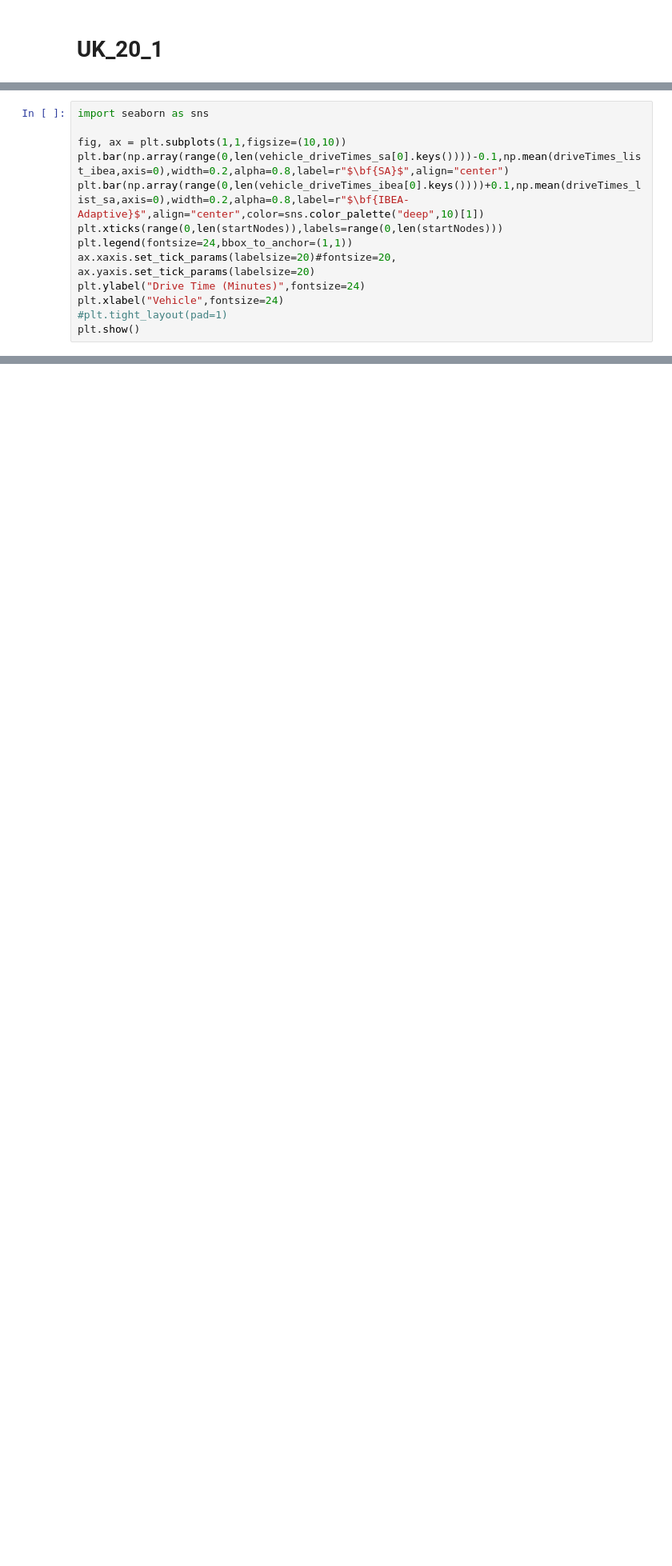
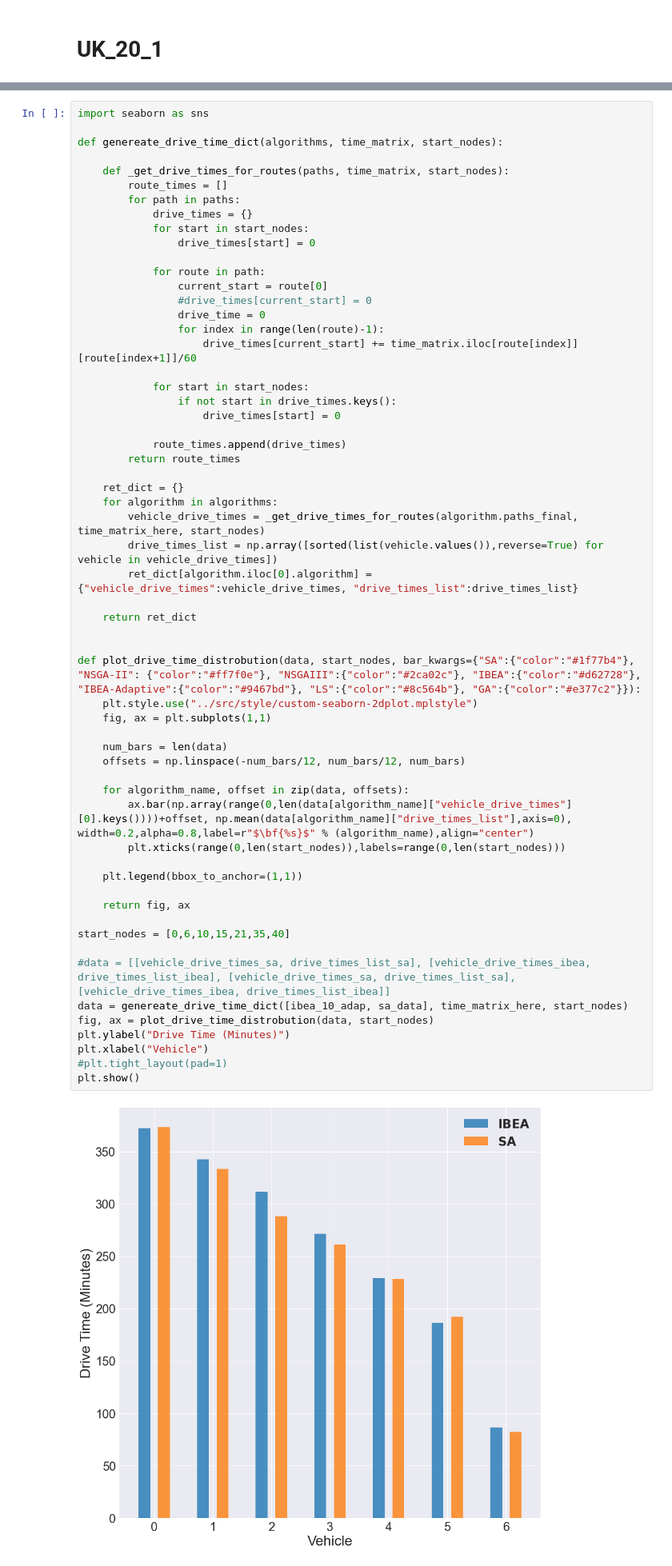
Before and after one commit to kallekj/Explorer, a Jupyter notebook: src/Statistical_Tests.ipynb, the cells around one changed output, grey strips where cells are left out. Shown at 80% size. Saved outputs shown, nothing was run; the diff lists cells and outputs as text; blank space fills up the shorter version.

```diff
--- a/src/Statistical_Tests.ipynb
+++ b/src/Statistical_Tests.ipynb
@@ -731,14 +621,0 @@ driveTimes_list_sa = np.array([sorted(list(vehicle.values()),reverse=True) for v
-# %%
-import seaborn as sns
-
-fig, ax = plt.subplots(1,1,figsize=(10,10))
-plt.bar(np.array(range(0,len(vehicle_driveTimes_sa[0].keys())))-0.1,np.mean(driveTimes_list_ibea,axis=0),width=0.2,alpha=0.8,label=r"$\bf{SA}$",align="center")
-plt.bar(np.array(range(0,len(vehicle_driveTimes_ibea[0].keys())))+0.1,np.mean(driveTimes_list_sa,axis=0),width=0.2,alpha=0.8,label=r"$\bf{IBEA-Adaptive}$",align="center",color=sns.color_palette("deep",10)[1])
-plt.xticks(range(0,len(startNodes)),labels=range(0,len(startNodes)))
-plt.legend(fontsize=24,bbox_to_anchor=(1,1))
-ax.xaxis.set_tick_params(labelsize=20)#fontsize=20,
-ax.yaxis.set_tick_params(labelsize=20)
-plt.ylabel("Drive Time (Minutes)",fontsize=24)
-plt.xlabel("Vehicle",fontsize=24)
-#plt.tight_layout(pad=1)
-plt.show()
@@ -747,3 +622,64 @@ plt.show()
+# %%
+import seaborn as sns
+
+def genereate_drive_time_dict(algorithms, time_matrix, start_nodes):
+
+    def _get_drive_times_for_routes(paths, time_matrix, start_nodes):
+        route_times = []
+        for path in paths:
+            drive_times = {}
+            for start in start_nodes:
+                drive_times[start] = 0
+
+            for route in path:
+                current_start = route[0]
+                #drive_times[current_start] = 0
+                drive_time = 0
+                for index in range(len(route)-1):
+                    drive_times[current_start] += time_matrix.iloc[route[index]][route[index+1]]/60
+
+            for start in start_nodes:
+                if not start in drive_times.keys():
+                    drive_times[start] = 0
+
+            route_times.append(drive_times)
+        return route_times
+
+    ret_dict = {}
+    for algorithm in algorithms:
+        vehicle_drive_times = _get_drive_times_for_routes(algorithm.paths_final, time_matrix_here, start_nodes)
+        drive_times_list = np.array([sorted(list(vehicle.values()),reverse=True) for vehicle in vehicle_drive_times])
+        ret_dict[algorithm.iloc[0].algorithm] = {"vehicle_drive_times":vehicle_drive_times, "drive_times_list":drive_times_list}
+
+    return ret_dict
+
+
+def plot_drive_time_distrobution(data, start_nodes, bar_kwargs={"SA":{"color":"#1f77b4"}, "NSGA-II": {"color":"#ff7f0e"}, "NSGAIII":{"color":"#2ca02c"}, "IBEA":{"color":"#d62728"}, "IBEA-Adaptive":{"color":"#9467bd"}, "LS":{"color":"#8c564b"}, "GA":{"color":"#e377c2"}}):
+    plt.style.use("../src/style/custom-seaborn-2dplot.mplstyle")
+    fig, ax = plt.subplots(1,1)
+
+    num_bars = len(data)
+    offsets = np.linspace(-num_bars/12, num_bars/12, num_bars)
+
+    for algorithm_name, offset in zip(data, offsets):
+        ax.bar(np.array(range(0,len(data[algorithm_name]["vehicle_drive_times"][0].keys())))+offset, np.mean(data[algorithm_name]["drive_times_list"],axis=0), width=0.2,alpha=0.8,label=r"$\bf{%s}$" % (algorithm_name),align="center")
+        plt.xticks(range(0,len(start_nodes)),labels=range(0,len(start_nodes)))
+
+    plt.legend(bbox_to_anchor=(1,1))
+
+    return fig, ax
+
+start_nodes = [0,6,10,15,21,35,40]
+
+#data = [[vehicle_drive_times_sa, drive_times_list_sa], [vehicle_drive_times_ibea, drive_times_list_ibea], [vehicle_drive_times_sa, drive_times_list_sa], [vehicle_drive_times_ibea, drive_times_list_ibea]]
+data = genereate_drive_time_dict([ibea_10_adap, sa_data], time_matrix_here, start_nodes)
+fig, ax = plot_drive_time_distrobution(data, start_nodes)
+plt.ylabel("Drive Time (Minutes)")
+plt.xlabel("Vehicle")
+#plt.tight_layout(pad=1)
+plt.show()
+# %% [output]
+[figure, added]
 # %%
 fig.savefig("{}/driveTime_split_UK50_1_ibea.pdf".format(dataPath))#,bbox_inches='tight')
 # %%
```
Also changed, not shown: parts of 18 cells of this notebook, 1 other file.
